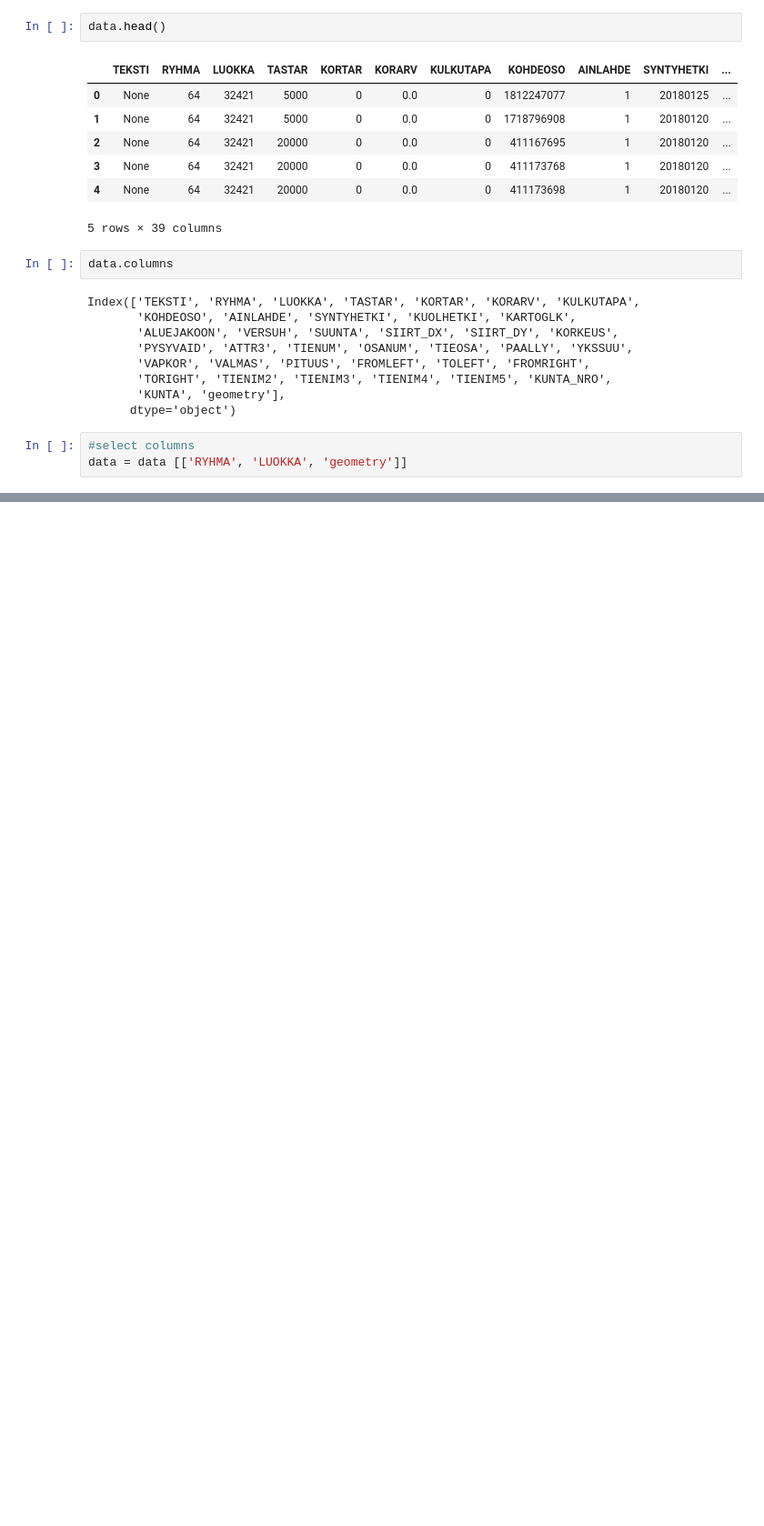
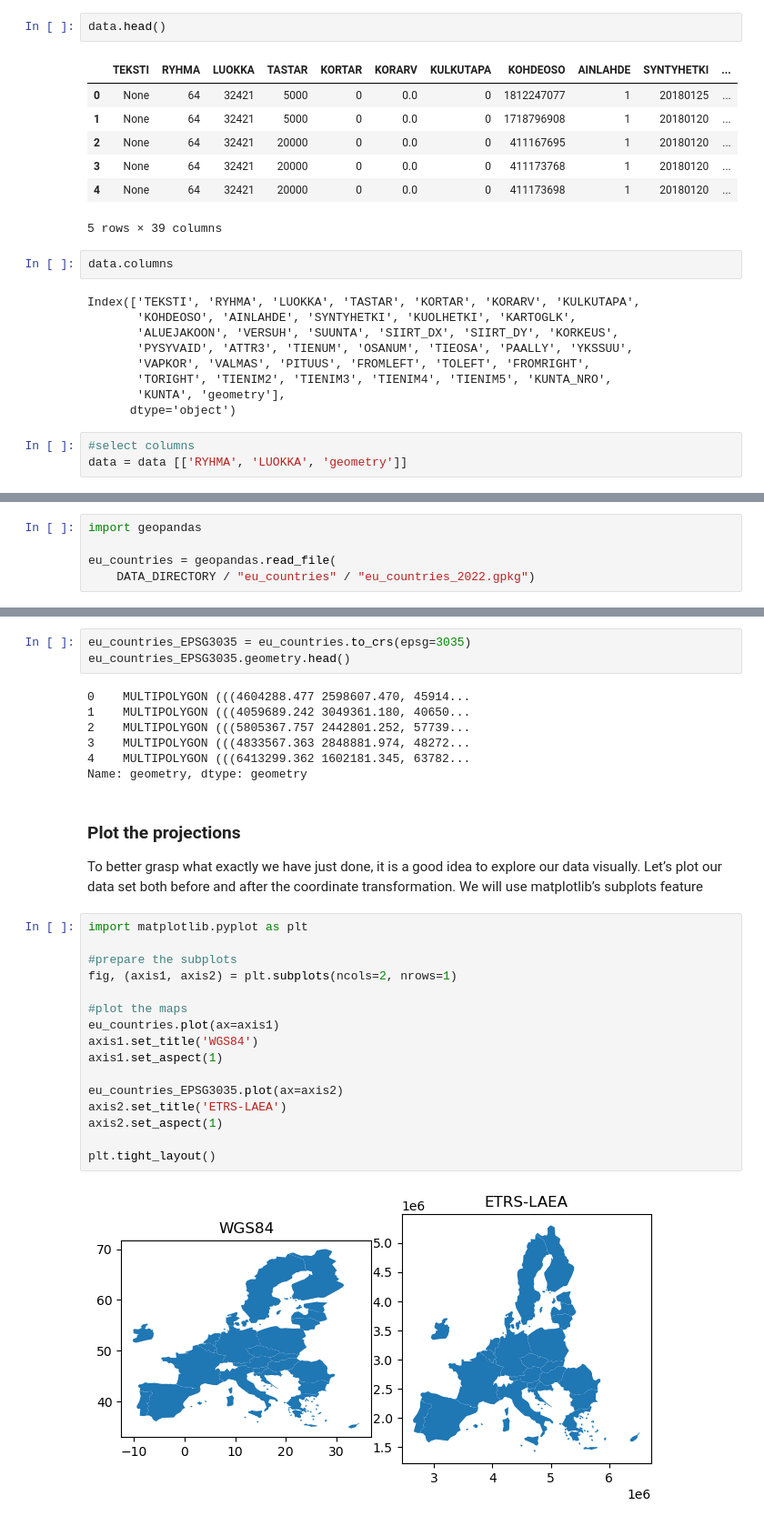
Before and after one commit to RobertMuturi/PYTHON, a Jupyter notebook: AUTOGIS/Geopandas.ipynb, the cells around one changed output, grey strips where cells are left out. Shown at 91% size. Saved outputs shown, nothing was run; the diff lists cells and outputs as text; blank space fills up the shorter version.

```diff
--- a/AUTOGIS/Geopandas.ipynb
+++ b/AUTOGIS/Geopandas.ipynb
@@ -262,0 +619,5 @@ data
+# %%
+import geopandas
+
+eu_countries = geopandas.read_file(
+    DATA_DIRECTORY / "eu_countries" / "eu_countries_2022.gpkg")
@@ -262,0 +644,31 @@ data
+# %%
+eu_countries_EPSG3035 = eu_countries.to_crs(epsg=3035)
+eu_countries_EPSG3035.geometry.head()
+# %% [output]
+0    MULTIPOLYGON (((4604288.477 2598607.470, 45914...
+1    MULTIPOLYGON (((4059689.242 3049361.180, 40650...
+2    MULTIPOLYGON (((5805367.757 2442801.252, 57739...
+3    MULTIPOLYGON (((4833567.363 2848881.974, 48272...
+4    MULTIPOLYGON (((6413299.362 1602181.345, 63782...
+Name: geometry, dtype: geometry
+# %% [markdown]
+### Plot the projections
+To better grasp what exactly we have just done, it is a good idea to explore our data visually. Let’s plot our data set both before and after the coordinate transformation. We will use matplotlib’s subplots feature
+# %%
+import matplotlib.pyplot as plt
+
+#prepare the subplots
+fig, (axis1, axis2) = plt.subplots(ncols=2, nrows=1)
+
+#plot the maps
+eu_countries.plot(ax=axis1)
+axis1.set_title('WGS84')
+axis1.set_aspect(1)
+
+eu_countries_EPSG3035.plot(ax=axis2)
+axis2.set_title('ETRS-LAEA')
+axis2.set_aspect(1)
+
+plt.tight_layout()
+# %% [output]
+[figure, added]
```
Also changed, not shown: parts of 129 cells of this notebook, 13 other files.
